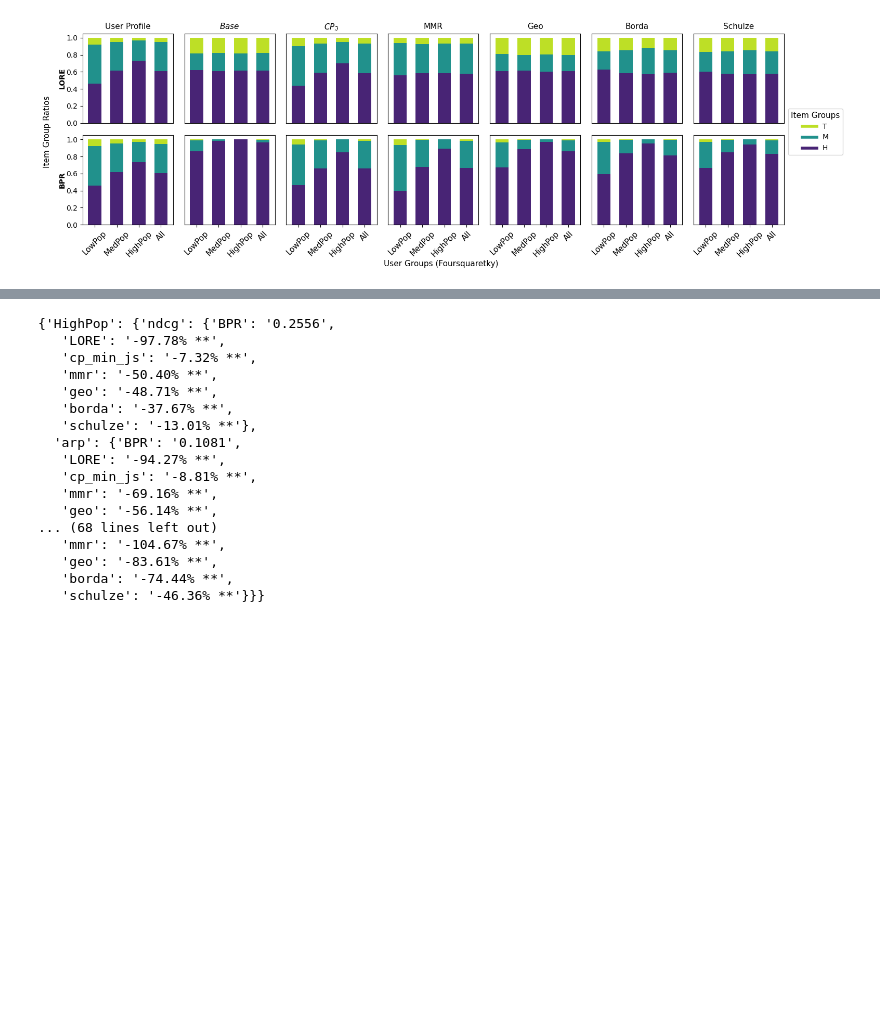
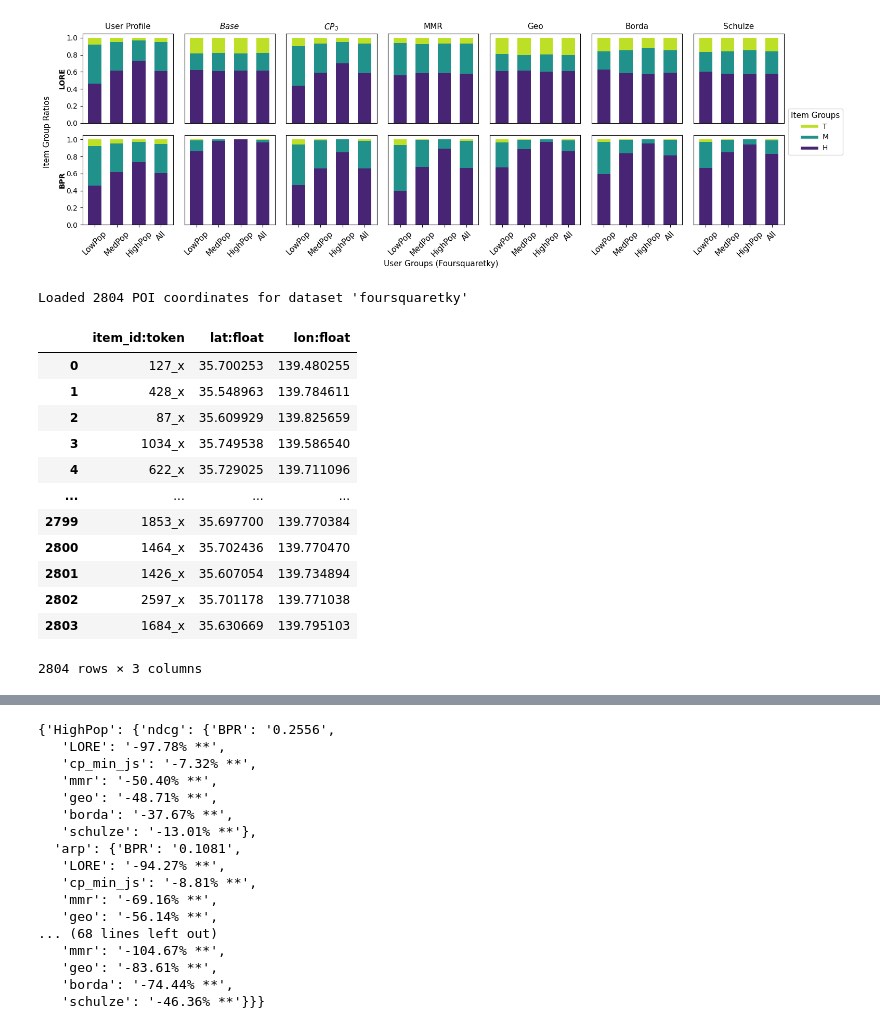
Before and after one commit to andreafooo/multistakeholder_poi, a Jupyter notebook: offline_evaluation.ipynb, the cells around one changed output, grey strips where cells are left out. Drawn from its saved outputs; the diff is of its cells as text; code cells hidden in the pictures; blank space fills up the shorter version.

```diff
--- a/offline_evaluation.ipynb
+++ b/offline_evaluation.ipynb
@@ -367,3 +336,23 @@ plt.tight_layout(rect=[0.05, 0.03, 1, 0.91])
 plt.savefig(os.path.join(BASE_DIR, f"{dataset}_dataset", "plots", "popularity_distribution_paper.png"), bbox_inches="tight")
 # %% [output]
 [figure]
+# %%
+poi_df = load_coordinates(dataset)
+# %% [output]
+Loaded 2804 POI coordinates for dataset 'foursquaretky'
+# %%
+poi_df
+# %% [output]
+|  | item_id:token | lat:float | lon:float |
+| 0 | 127_x | 35.700253 | 139.480255 |
+| 1 | 428_x | 35.548963 | 139.784611 |
+| 2 | 87_x | 35.609929 | 139.825659 |
+| 3 | 1034_x | 35.749538 | 139.586540 |
+| 4 | 622_x | 35.729025 | 139.711096 |
+| ... | ... | ... | ... |
+| 2799 | 1853_x | 35.697700 | 139.770384 |
+| 2800 | 1464_x | 35.702436 | 139.770470 |
+| 2801 | 1426_x | 35.607054 | 139.734894 |
+| 2802 | 2597_x | 35.701178 | 139.771038 |
+| 2803 | 1684_x | 35.630669 | 139.795103 |
+2804 rows × 3 columns
```
Also changed, not shown: parts of 19 cells of this notebook, 3 other files.
